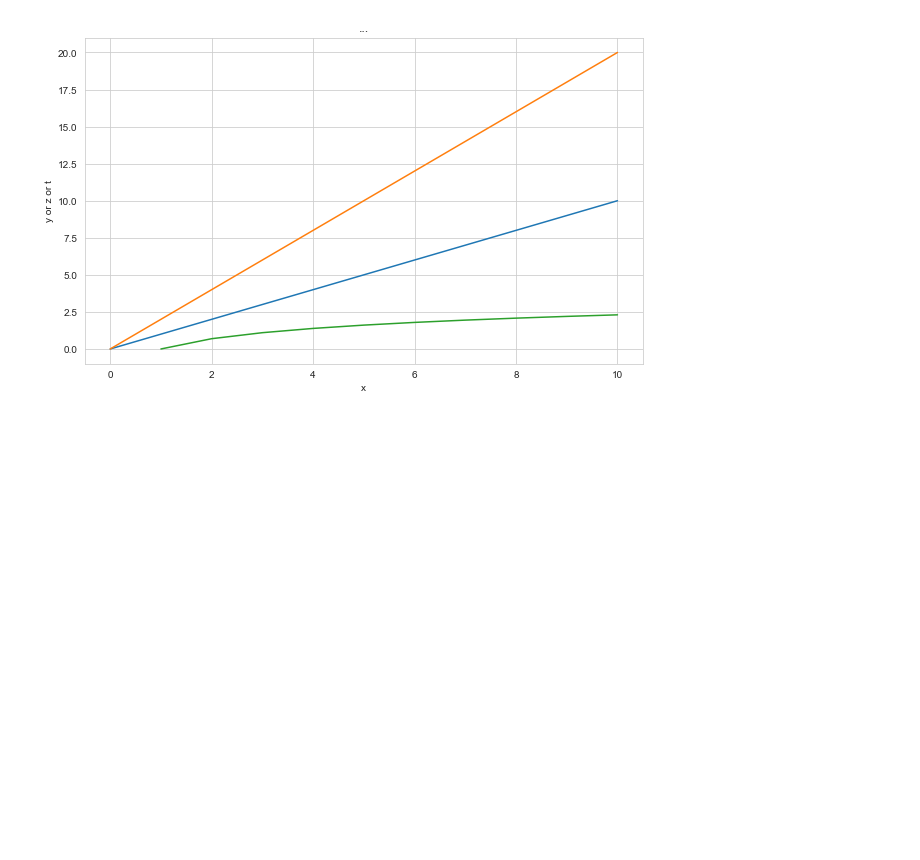
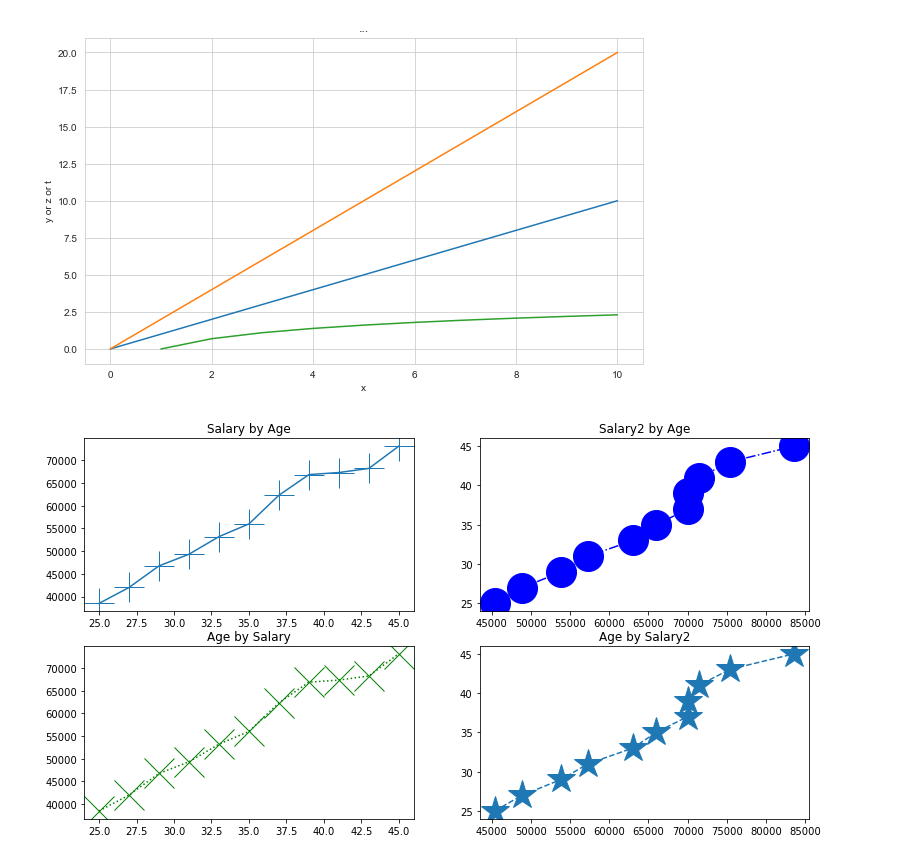
Before and after one commit to Yusuf5001/DVwPy, a Jupyter notebook: Matplotlib-1.ipynb, the cells around one changed output. Drawn from its saved outputs; the diff is of its cells as text; code cells hidden in the pictures; blank space fills up the shorter version.

```diff
--- a/Matplotlib-1.ipynb
+++ b/Matplotlib-1.ipynb
@@ -162,6 +162,8 @@ plt.show()
 # %%
 age = [25,27,29, 31, 33, 35, 37, 39, 41, 43 ,45]
 salary = [38496, 42000, 46752, 49320, 53200, 56000, 62312, 66853, 67313, 68211, 73123]
+salary_2 = [45372, 48876, 53850, 57287, 63016,
+            65998, 70003, 70000, 71496, 75370, 83640]
 # %%
 plt.plot(age, salary)
 plt.xlabel("age")
@@ -258,3 +260,21 @@ ax.set_title("...")
 plt.show()
 # %% [output]
 [figure]
+# %%
+fig, ax = plt.subplots(2,2, figsize=(13,7))
+
+ax[0,0].plot(age, salary, ls="-", marker="+", markersize=30)
+ax[0,0].set_title("Salary by Age")
+
+ax[0,1].plot(salary_2, age, "b", ls="-.", marker="o", markersize=30)
+ax[0,1].set_title("Salary2 by Age")
+
+ax[1,0].plot(age, salary, "g", ls=":",  marker="x", markersize=30)
+ax[1,0].set_title("Age by Salary")
+
+ax[1,1].plot(salary_2, age, ls="--", marker="*", markersize=30)
+ax[1,1].set_title("Age by Salary2")
+
+plt.show()
+# %% [output]
+[figure, added]
```
Also changed, not shown: parts of 28 cells of this notebook, 2 other files.
